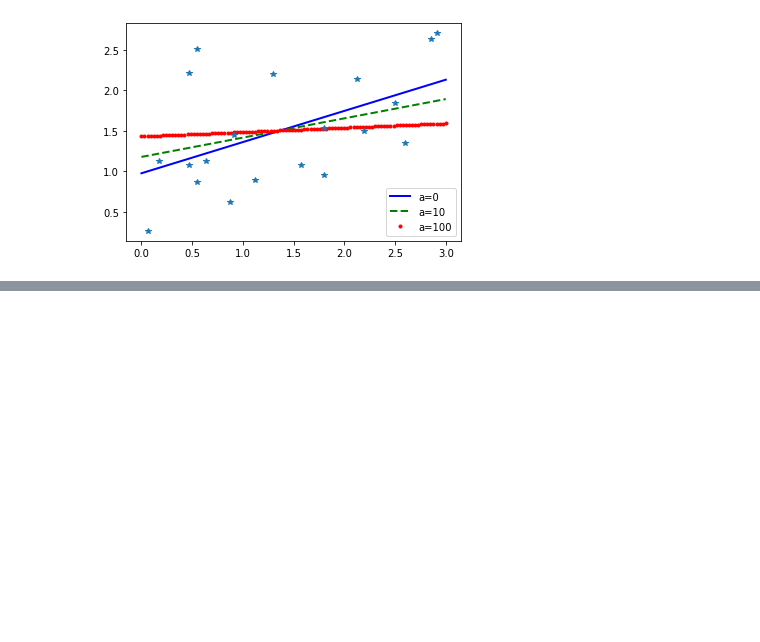
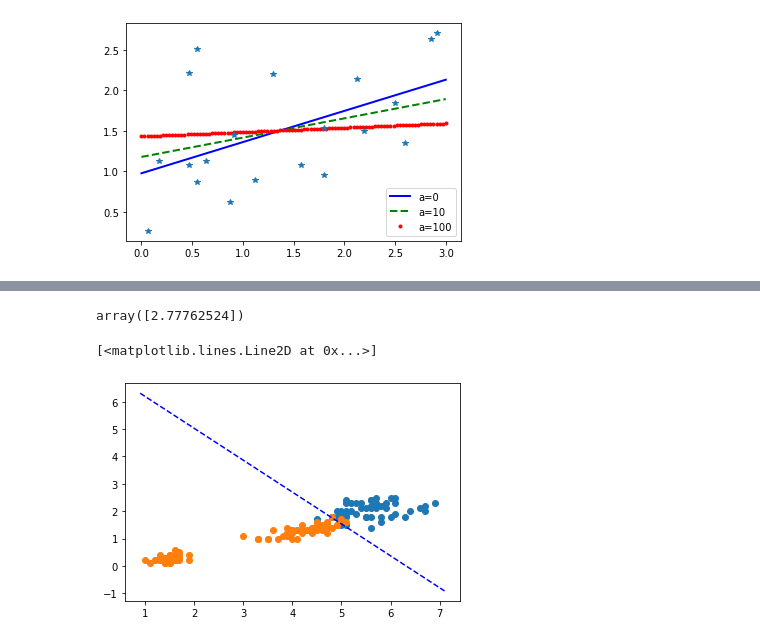
Before and after one commit to bop-hz/mltest, a Jupyter notebook: chapter4/chapter4.ipynb, the cells around one changed output, grey strips where cells are left out. Drawn from its saved outputs; the diff is of its cells as text; code cells hidden in the pictures; blank space fills up the shorter version.

```diff
--- a/chapter4/chapter4.ipynb
+++ b/chapter4/chapter4.ipynb
@@ -279,0 +420,3 @@ plt.plot(x,y,'*')
+# %%
+XX = iris["data"][:,2:4]
+XX
@@ -279,0 +441,7 @@ plt.plot(x,y,'*')
+# %%
+log_reg = LogisticRegression()
+log_reg.fit(XX,y)
+deccoeff = log_reg.coef_
+decintercept = log_reg.intercept_
+
+decintercept
@@ -279,0 +461,23 @@ plt.plot(x,y,'*')
+# %%
+model_coeff = deccoeff
+model_bias = decintercept
+model_coeff[:,0]
+# %% [output]
+array([2.77762524])
+# %%
+predict_coeff = -model_coeff[:,0]/model_coeff[:,1]
+predict_bias = -model_bias/model_coeff[:,1]
+# %%
+ind0 = np.argwhere(y==1)
+
+plt.scatter(XX[ind0,0],XX[ind0,1])
+
+ind1 = np.argwhere(y==0)
+
+plt.scatter(XX[ind1,0],XX[ind1,1])
+xin = np.linspace(0.9,7.1,2000)
+yout = predict_coeff*xin+predict_bias
+plt.plot(xin,yout,'b--')
+# %% [output]
+[<matplotlib.lines.Line2D at 0x...>]
+[figure, added]
```
Also changed, not shown: parts of 37 cells of this notebook.
